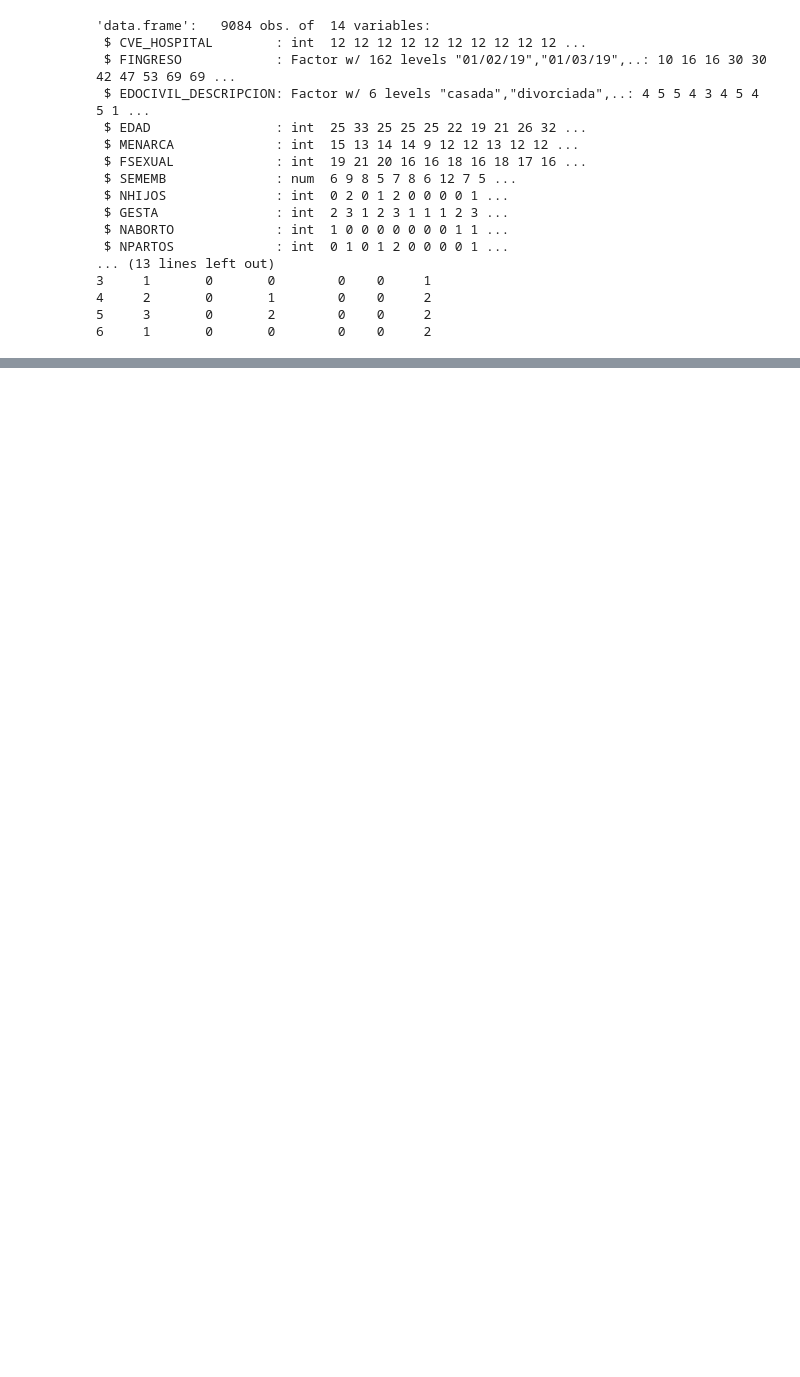
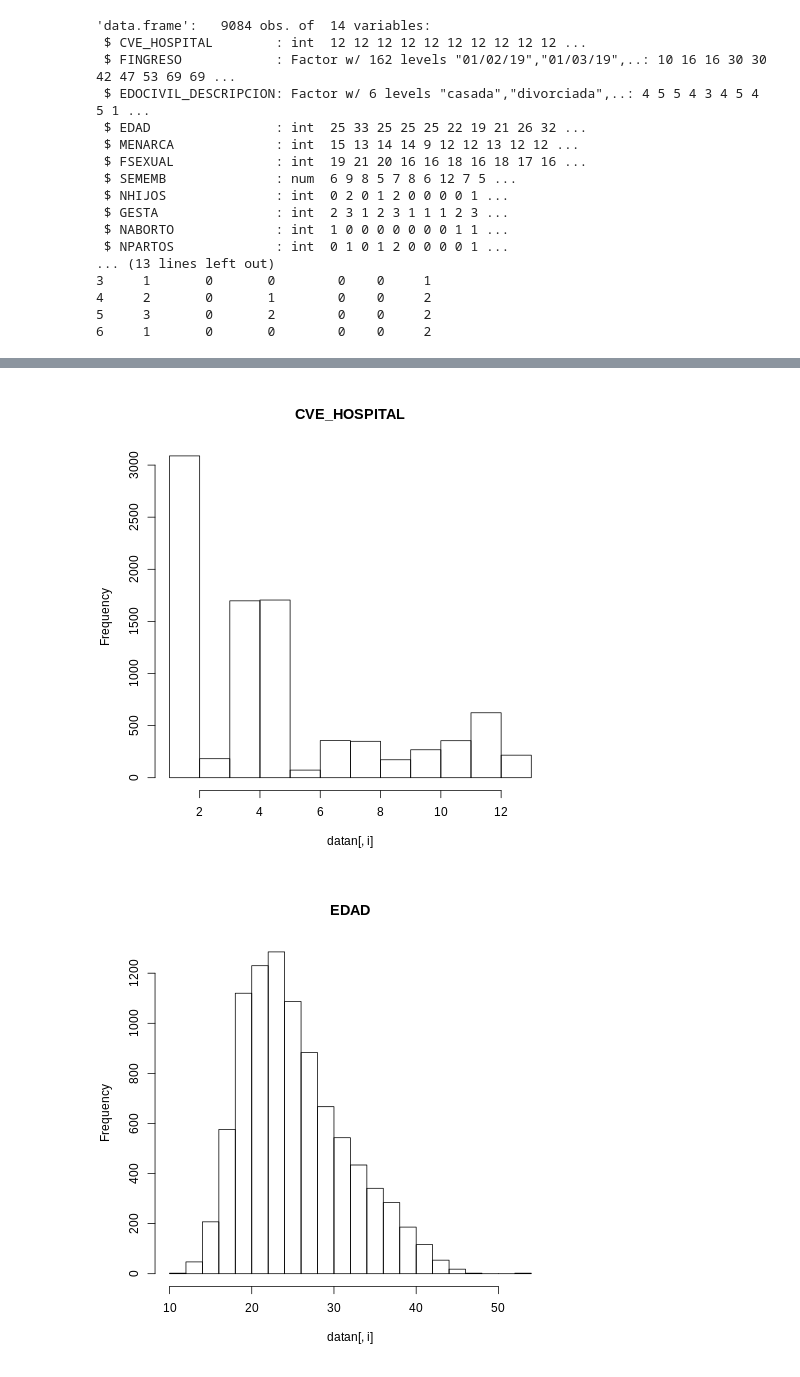
Before and after one commit to adanmgs/Seminario, a Jupyter notebook: MProyecto.ipynb, the cells around one changed output, grey strips where cells are left out. Cells and saved outputs as stored; diff of their text form; code cells hidden in the pictures; blank space fills up the shorter version.

```diff
--- a/MProyecto.ipynb
+++ b/MProyecto.ipynb
@@ -146,0 +152,14 @@ hist(x)
+# %%
+%%R
+nums <- unlist(lapply(personas, is.numeric))
+datan = personas[,nums]
+for (i in (1:ncol(datan)))
+{
+    hist(datan[,i], main=colnames(datan[i]))
+}
+# hist(personas$NHIJOS)
+# hist(personas$NABORTO)
+# hist(personas$NPARTOS)
+# %% [output]
+[figure, added]
+[figure, added]
```
Also changed, not shown: parts of 7 cells of this notebook.
